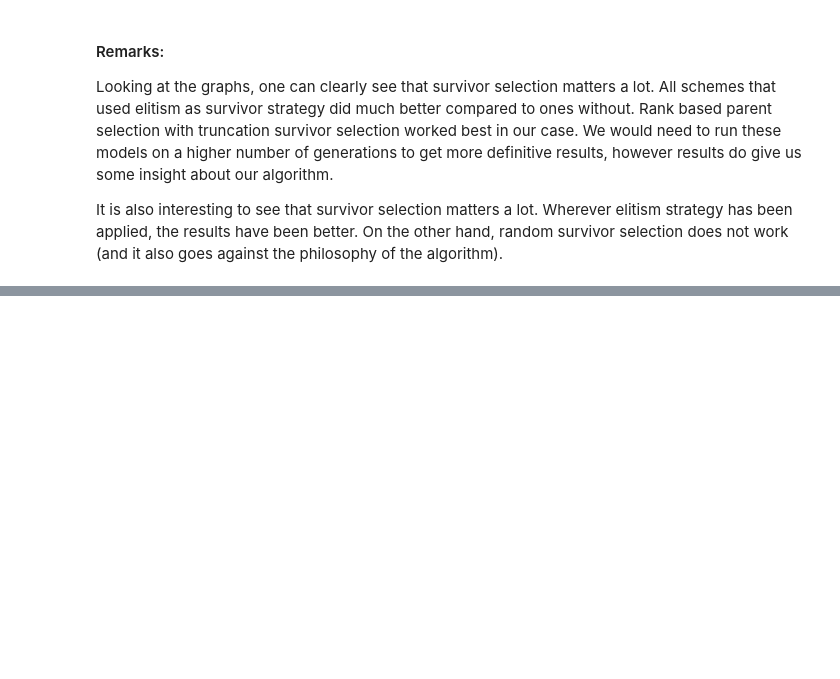
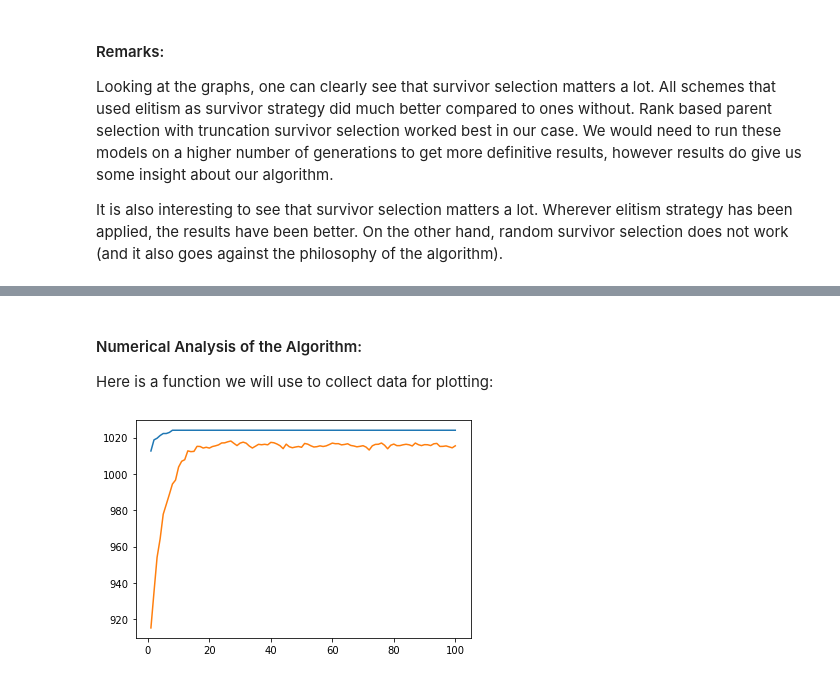
Before and after one commit to m-usaid/CS451-Assignment1, a Jupyter notebook: EA_analysis.ipynb, the cells around one changed output, grey strips where cells are left out. Drawn from its saved outputs; the diff is of its cells as text; code cells hidden in the pictures; blank space fills up the shorter version.

```diff
--- a/EA_analysis.ipynb
+++ b/EA_analysis.ipynb
@@ -154,0 +153,5 @@ It is also interesting to see that survivor selection matters a lot. Wherever el
+# %%
+s2 = "f2_l-d_kp_20_878"
+max_weight, items = load_items_ks(s2)
+pop = init_knpsk_pop(items, max_weight, 50)
+print(pop[0])
@@ -154,0 +185,28 @@ It is also interesting to see that survivor selection matters a lot. Wherever el
+# %% [markdown]
+#### Numerical Analysis of the Algorithm:
+Here is a function we will use to collect data for plotting:
+# %%
+def run_EAks(filename, num_gens, num_iter=10, parent_sel=None, surv_sel=None):
+    bests = []
+    avgs = []
+    final_avg = [0]*num_gens
+    best_avg = [0]*num_gens
+    for i in range(num_iter):
+        avg, best = EA_ks(filename, num_gens)
+        bests.append(best)
+        avgs.append(avg)
+    for gen in range(num_gens):
+        for j in range(num_iter):
+            final_avg[gen] += avgs[j][gen]
+            best_avg[gen] += bests[j][gen]
+        final_avg[gen] = final_avg[gen] / num_iter
+        best_avg[gen] = best_avg[gen] / num_iter
+    return final_avg, best_avg
+# %%
+best_vals, avg_vals = run_EAks(s2, 100)
+gens = [i+1 for i in range(100)]
+plt.plot(gens, best_vals, label="BFS")
+plt.plot(gens, avg_vals, label="AFS")
+plt.show()
+# %% [output]
+[figure, added]
```
Also changed, not shown: parts of 10 cells of this notebook.
